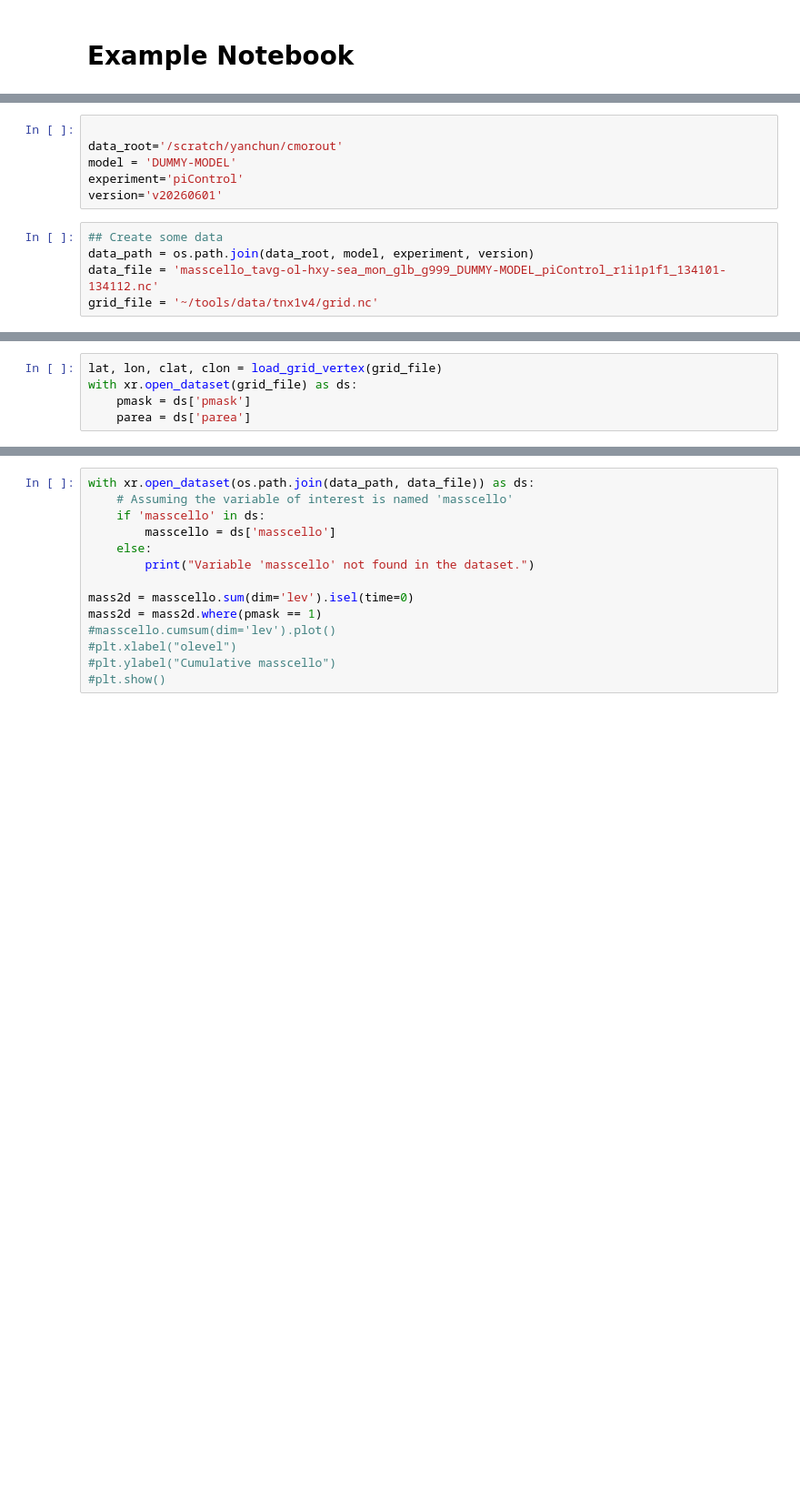
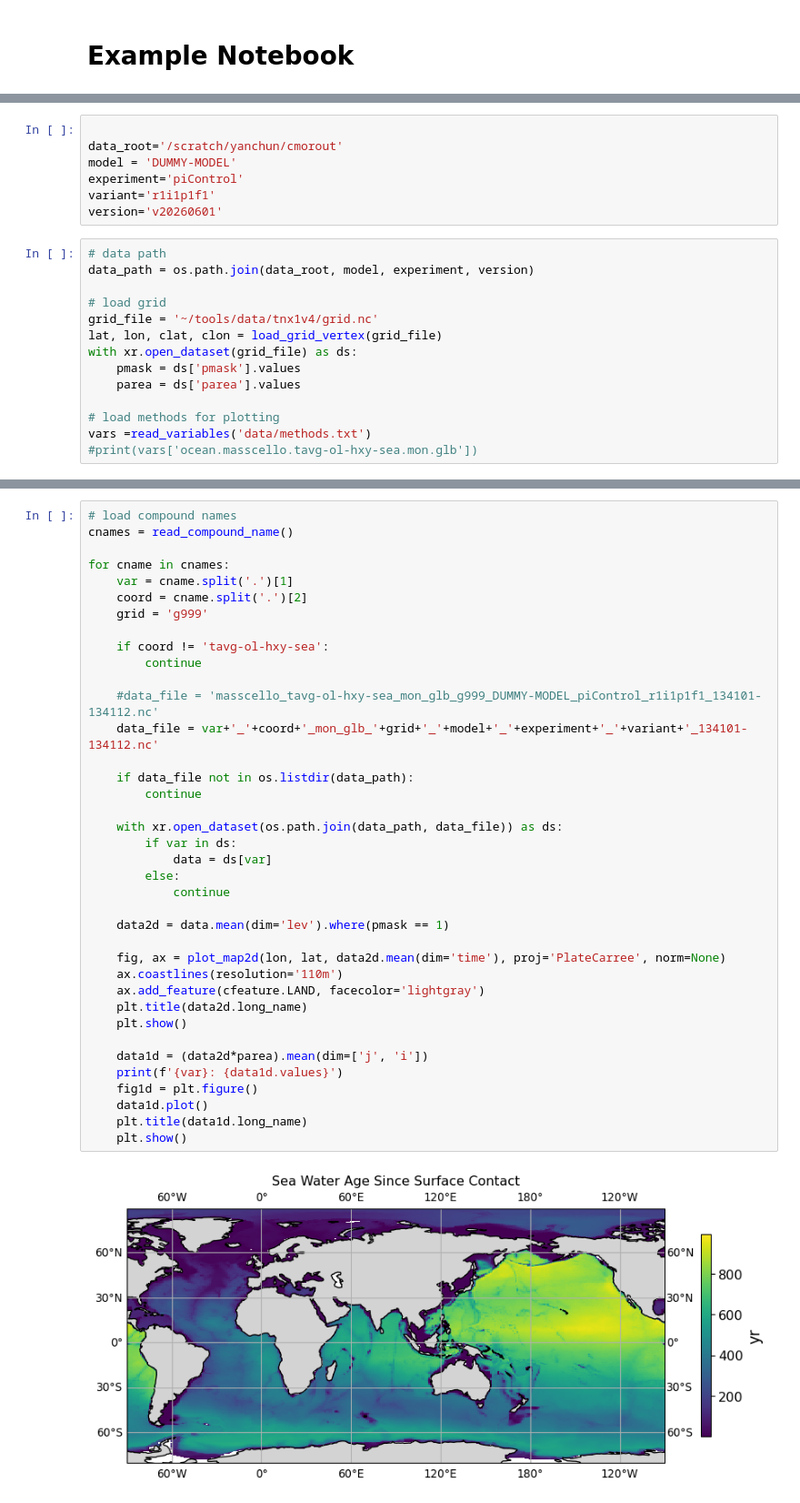
Before and after one commit to YanchunHe/cmip7validate, a Jupyter notebook: notebook_2D.ipynb, the cells around one changed output, grey strips where cells are left out. Shown at 91% size. Cells and saved outputs as stored; diff of their text form; blank space fills up the shorter version.

Commit message:
define methods for plotting; looping throgh variables

```diff
--- a/notebook_2D.ipynb
+++ b/notebook_2D.ipynb
@@ -17,9 +17,19 @@ from utils import load_grid_vertex, plot_map2d
 data_root='/scratch/yanchun/cmorout'
 model = 'DUMMY-MODEL'
 experiment='piControl'
+variant='r1i1p1f1'
 version='v20260601'
 # %%
-## Create some data
+# data path
 data_path = os.path.join(data_root, model, experiment, version)
-data_file = 'masscello_tavg-ol-hxy-sea_mon_glb_g999_DUMMY-MODEL_piControl_r1i1p1f1_134101-134112.nc'
+
+# load grid
 grid_file = '~/tools/data/tnx1v4/grid.nc'
+lat, lon, clat, clon = load_grid_vertex(grid_file)
+with xr.open_dataset(grid_file) as ds:
+    pmask = ds['pmask'].values
+    parea = ds['parea'].values
+
+# load methods for plotting
+vars =read_variables('data/methods.txt')
+#print(vars['ocean.masscello.tavg-ol-hxy-sea.mon.glb'])
@@ -26,5 +37,0 @@ grid_file = '~/tools/data/tnx1v4/grid.nc'
-# %%
-lat, lon, clat, clon = load_grid_vertex(grid_file)
-with xr.open_dataset(grid_file) as ds:
-    pmask = ds['pmask']
-    parea = ds['parea']
@@ -36,14 +38,40 @@ Error:
 # %%
-with xr.open_dataset(os.path.join(data_path, data_file)) as ds:
-    # Assuming the variable of interest is named 'masscello'
-    if 'masscello' in ds:
-        masscello = ds['masscello']
-    else:
-        print("Variable 'masscello' not found in the dataset.")
+# load compound names
+cnames = read_compound_name()
 
-mass2d = masscello.sum(dim='lev').isel(time=0)
-mass2d = mass2d.where(pmask == 1)
-#masscello.cumsum(dim='lev').plot()
-#plt.xlabel("olevel")
-#plt.ylabel("Cumulative masscello")
-#plt.show()
+for cname in cnames:
+    var = cname.split('.')[1]
+    coord = cname.split('.')[2]
+    grid = 'g999'
+
+    if coord != 'tavg-ol-hxy-sea':
+        continue
+
+    #data_file = 'masscello_tavg-ol-hxy-sea_mon_glb_g999_DUMMY-MODEL_piControl_r1i1p1f1_134101-134112.nc'
+    data_file = var+'_'+coord+'_mon_glb_'+grid+'_'+model+'_'+experiment+'_'+variant+'_134101-134112.nc'
+
+    if data_file not in os.listdir(data_path):
+        continue
+
+    with xr.open_dataset(os.path.join(data_path, data_file)) as ds:
+        if var in ds:
+            data = ds[var]
+        else:
+            continue
+
+    data2d = data.mean(dim='lev').where(pmask == 1)
+
+    fig, ax = plot_map2d(lon, lat, data2d.mean(dim='time'), proj='PlateCarree', norm=None)
+    ax.coastlines(resolution='110m')
+    ax.add_feature(cfeature.LAND, facecolor='lightgray')
+    plt.title(data2d.long_name)
+    plt.show()
+
+    data1d = (data2d*parea).mean(dim=['j', 'i'])
+    print(f'{var}: {data1d.values}')
+    fig1d = plt.figure()
+    data1d.plot()
+    plt.title(data1d.long_name)
+    plt.show()
+# %% [output]
+[figure, added]
```
Also changed, not shown: parts of 6 cells of this notebook, 10 other files.
